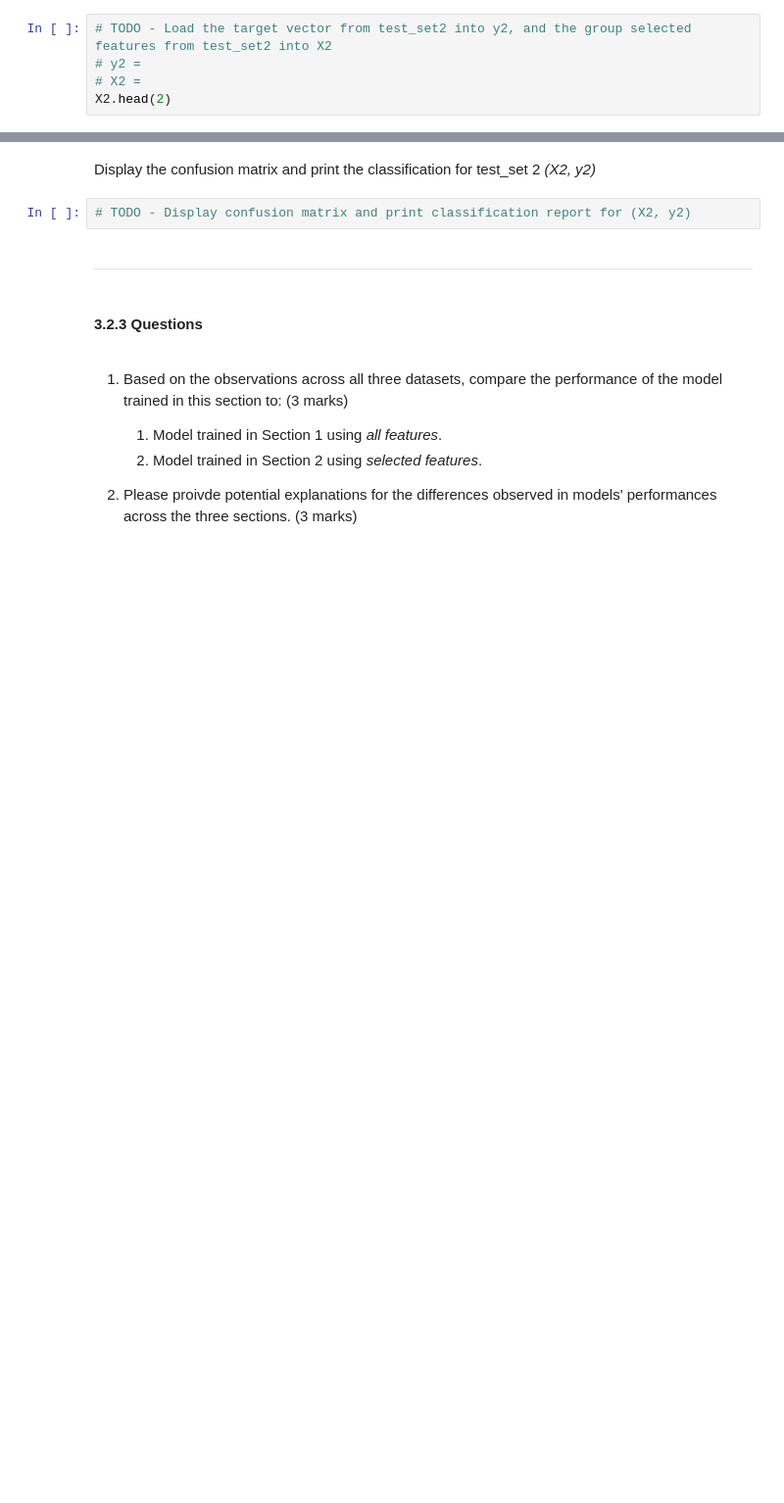
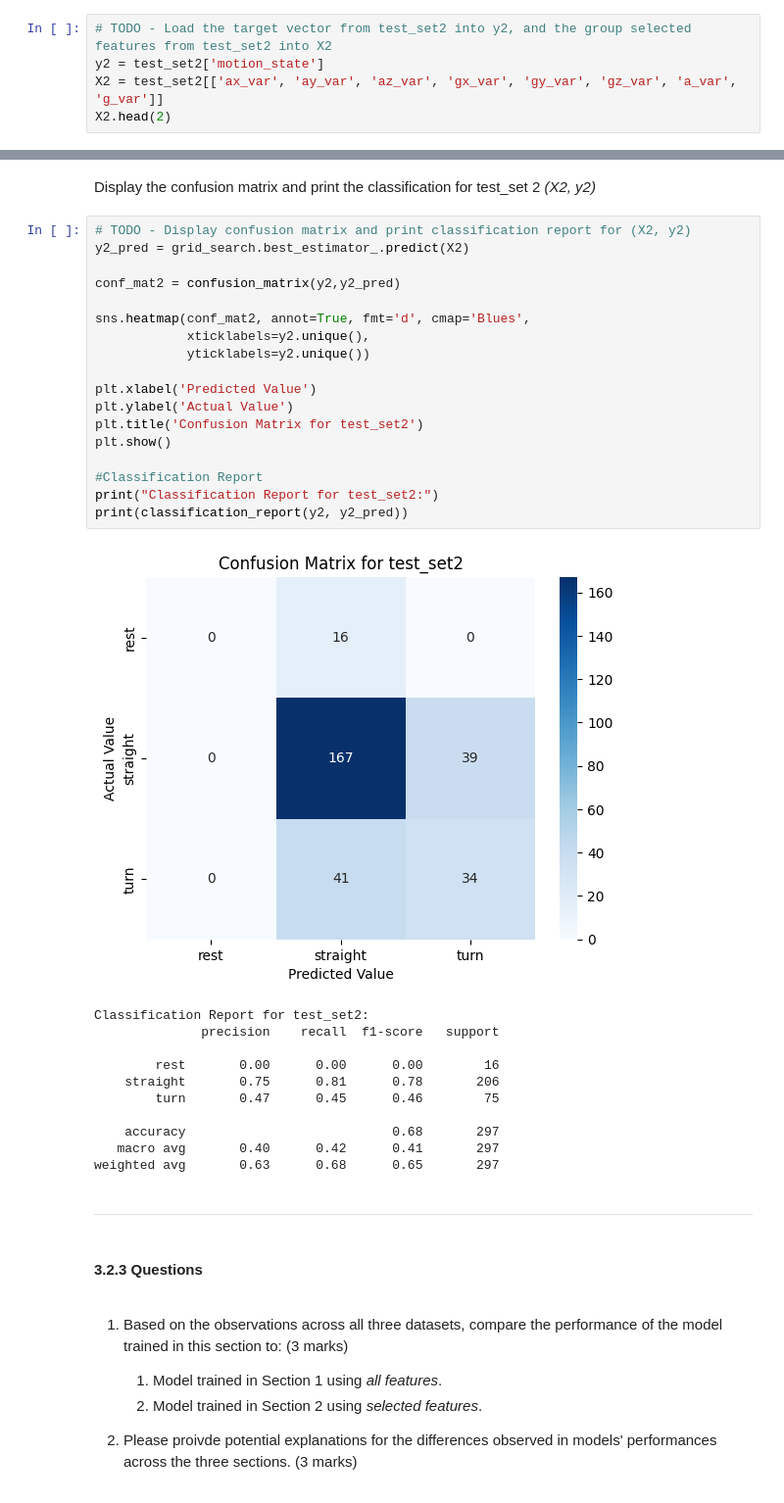
Before and after one commit to Divya-Bhavsar03/engg680_2024_fall, a Jupyter notebook: Lab_Assignment4/Assignment 4.ipynb, the cells around one changed output, grey strips where cells are left out. Shown at 98% size. Saved outputs shown, nothing was run; the diff lists cells and outputs as text; blank space fills up the shorter version.

```diff
--- a/Lab_Assignment4/Assignment 4.ipynb
+++ b/Lab_Assignment4/Assignment 4.ipynb
@@ -778,5 +782,5 @@ X1.head(2)
 # %%
 # TODO - Load the target vector from test_set2 into y2, and the group selected features from test_set2 into X2
-# y2 =
-# X2 =
+y2 = test_set2['motion_state']
+X2 = test_set2[['ax_var', 'ay_var', 'az_var', 'gx_var', 'gy_var', 'gz_var', 'a_var', 'g_var']]
 X2.head(2)
@@ -797,7 +836,35 @@ Display the confusion matrix and print the classification for test_set 1 *(X1, y
 # %% [markdown]
 Display the confusion matrix and print the classification for test_set 2 *(X2, y2)*
-# %%
-# TODO - Display confusion matrix and print classification report for (X2, y2)
+# %%
+# TODO - Display confusion matrix and print classification report for (X2, y2)
+y2_pred = grid_search.best_estimator_.predict(X2)
+
+conf_mat2 = confusion_matrix(y2,y2_pred)
+
+sns.heatmap(conf_mat2, annot=True, fmt='d', cmap='Blues',
+            xticklabels=y2.unique(),
+            yticklabels=y2.unique())
+
+plt.xlabel('Predicted Value')
+plt.ylabel('Actual Value')
+plt.title('Confusion Matrix for test_set2')
+plt.show()
+
+#Classification Report
+print("Classification Report for test_set2:")
+print(classification_report(y2, y2_pred))
+# %% [output]
+[figure, added]
+Classification Report for test_set2:
+              precision    recall  f1-score   support
+
+        rest       0.00      0.00      0.00        16
+    straight       0.75      0.81      0.78       206
+        turn       0.47      0.45      0.46        75
+
+    accuracy                           0.68       297
+   macro avg       0.40      0.42      0.41       297
+weighted avg       0.63      0.68      0.65       297
 # %% [markdown]
 ___
 # %% [markdown]
```
Also changed, not shown: parts of 5 cells of this notebook.
